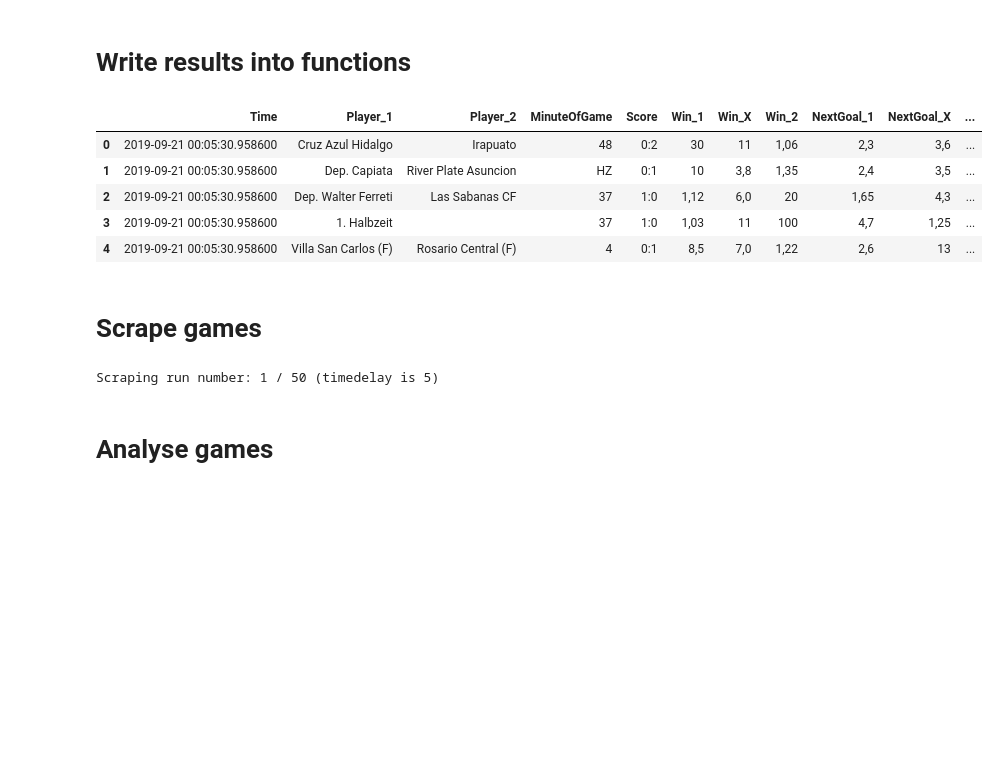
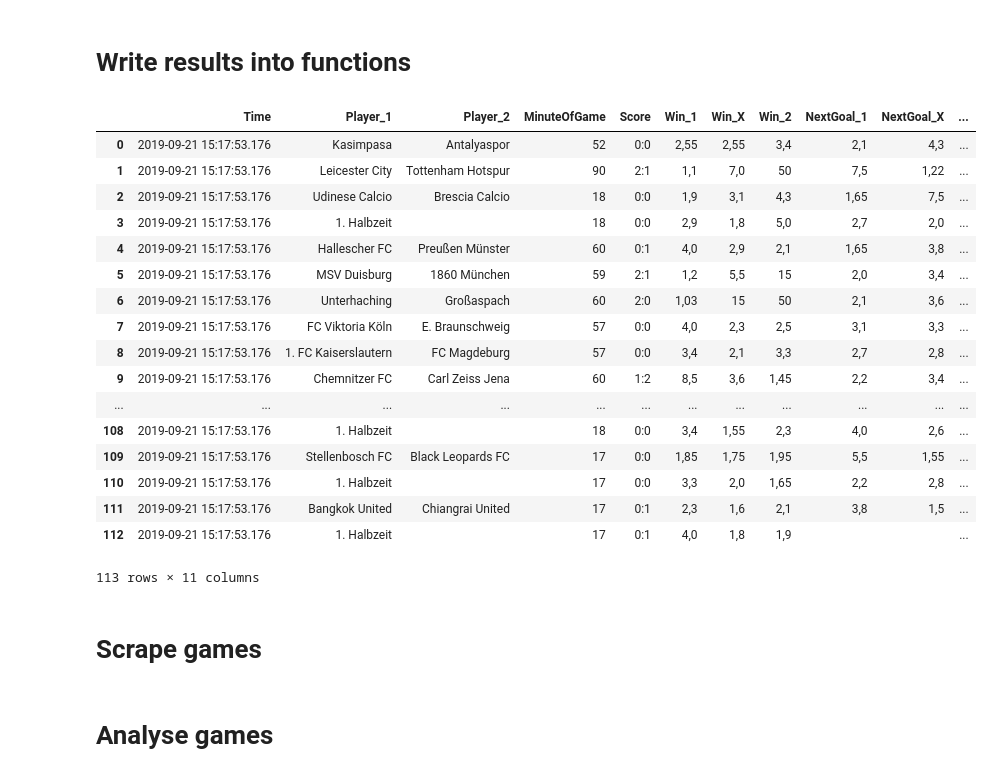
Before and after one commit to Phisteven/scraping-bets, a Jupyter notebook: Web_scraping_experiment_tipico.ipynb, the cells around one changed output. Saved outputs shown, nothing was run; the diff lists cells and outputs as text; code cells hidden in the pictures; blank space fills up the shorter version.

```diff
--- a/Web_scraping_experiment_tipico.ipynb
+++ b/Web_scraping_experiment_tipico.ipynb
@@ -155 +91,7 @@ now contents
+# %%
+# We also need to add all "1. Halbzeit" to get the correct index of
+# number of soccer games.
+
+cnt_halbzeit = [s for s in content_names if s == '1. Halbzeit']
+shift = len(cnt_halbzeit)
 # %%
@@ -206,7 +127,7 @@ pdf
 # %% [markdown]
 # Write results into functions
 # %%
-def get_soccer_rates_tipico(N_games = 60):
+def get_soccer_rates_tipico():
     """
     This function creates a table with the live betting information,
     this includes a timestamp, the players, the score and the rates
@@ -216,11 +137,8 @@ def get_soccer_rates_tipico(N_games = 60):
     None
 
     Returns:
-    pdf -- pandas dataframe with the results of shape (12, 11)
+    pdf -- pandas dataframe with the results of shape (N_games, 11)
     """
-
-    # Check processing time
-    start_time = time.time()
 
     ## SCRAPE AND PARSE TIPICO
 
@@ -266,8 +184,28 @@ def get_soccer_rates_tipico(N_games = 60):
 
     ## STORE AND RETURN RESULTS IN DATAFRAME
 
-    # Define number of games and players and outcomes to correctly transfer data into table
-    #N_games = 60 # number of games observed, put 60 to get all soccer games (plus a few tennis)
+    # Define number players and outcomes to correctly transfer data into table
+
+    # Need to find the number of active soccer games to scrape all of them
+    # as their positions change frequently. Also, if we try to scrape more
+    # games than there are available in general, the script will interrupt.
+
+    # Find the first tennis game by looking for Set
+    matching = [s for s in content_minute if "Set" in s]
+
+    # Get minimum index
+    minlist = []
+    for s in np.unique(matching):
+        minlist.append(content_minute.index(s))
+
+    minidx = np.min(minlist)
+    # We also need to add all "1. Halbzeit" to get the correct index of
+    # number of soccer games.
+
+    cnt_halbzeit = [s for s in content_names if s == '1. Halbzeit']
+    shift = len(cnt_halbzeit)
+
+    N_games = minidx+shift # number of games observed, retrieved from above
     N_players = 2 # number of players per game
     N_outcomes = 11 # number of possible outcomes (Win, lose, tie, Next goal etc.)
 
@@ -294,18 +232,26 @@ def get_soccer_rates_tipico(N_games = 60):
     pdf = pd.DataFrame(df, columns = ['Time', 'Player_1', 'Player_2', 'MinuteOfGame', 'Score', 'Win_1', 'Win_X', 'Win_2',
                                   'NextGoal_1' , 'NextGoal_X' , 'NextGoal_2' ])
 
-    # Return processing time
-    prc_time = time.time() - start_time
-    #print("Processing time in seconds: ", prc_time)
-
     return pdf
 # %%
-get_soccer_rates_tipico(N_games=5)
+get_soccer_rates_tipico()
 # %% [output]
 |  | Time | Player_1 | Player_2 | MinuteOfGame | Score | Win_1 | Win_X | Win_2 | NextGoal_1 | NextGoal_X | ... |
-| 0 | 2019-09-21 00:05:30.958600 | Cruz Azul Hidalgo | Irapuato | 48 | 0:2 | 30 | 11 | 1,06 | 2,3 | 3,6 | ... |
-| 1 | 2019-09-21 00:05:30.958600 | Dep. Capiata | River Plate Asuncion | HZ | 0:1 | 10 | 3,8 | 1,35 | 2,4 | 3,5 | ... |
-| 2 | 2019-09-21 00:05:30.958600 | Dep. Walter Ferreti | Las Sabanas CF | 37 | 1:0 | 1,12 | 6,0 | 20 | 1,65 | 4,3 | ... |
-| 3 | 2019-09-21 00:05:30.958600 | 1. Halbzeit |  | 37 | 1:0 | 1,03 | 11 | 100 | 4,7 | 1,25 | ... |
-| 4 | 2019-09-21 00:05:30.958600 | Villa San Carlos (F) | Rosario Central (F) | 4 | 0:1 | 8,5 | 7,0 | 1,22 | 2,6 | 13 | ... |
+| 0 | 2019-09-21 15:17:53.176 | Kasimpasa | Antalyaspor | 52 | 0:0 | 2,55 | 2,55 | 3,4 | 2,1 | 4,3 | ... |
+| 1 | 2019-09-21 15:17:53.176 | Leicester City | Tottenham Hotspur | 90 | 2:1 | 1,1 | 7,0 | 50 | 7,5 | 1,22 | ... |
+| 2 | 2019-09-21 15:17:53.176 | Udinese Calcio | Brescia Calcio | 18 | 0:0 | 1,9 | 3,1 | 4,3 | 1,65 | 7,5 | ... |
+| 3 | 2019-09-21 15:17:53.176 | 1. Halbzeit |  | 18 | 0:0 | 2,9 | 1,8 | 5,0 | 2,7 | 2,0 | ... |
+| 4 | 2019-09-21 15:17:53.176 | Hallescher FC | Preußen Münster | 60 | 0:1 | 4,0 | 2,9 | 2,1 | 1,65 | 3,8 | ... |
+| 5 | 2019-09-21 15:17:53.176 | MSV Duisburg | 1860 München | 59 | 2:1 | 1,2 | 5,5 | 15 | 2,0 | 3,4 | ... |
+| 6 | 2019-09-21 15:17:53.176 | Unterhaching | Großaspach | 60 | 2:0 | 1,03 | 15 | 50 | 2,1 | 3,6 | ... |
+| 7 | 2019-09-21 15:17:53.176 | FC Viktoria Köln | E. Braunschweig | 57 | 0:0 | 4,0 | 2,3 | 2,5 | 3,1 | 3,3 | ... |
+| 8 | 2019-09-21 15:17:53.176 | 1. FC Kaiserslautern | FC Magdeburg | 57 | 0:0 | 3,4 | 2,1 | 3,3 | 2,7 | 2,8 | ... |
+| 9 | 2019-09-21 15:17:53.176 | Chemnitzer FC | Carl Zeiss Jena | 60 | 1:2 | 8,5 | 3,6 | 1,45 | 2,2 | 3,4 | ... |
+| ... | ... | ... | ... | ... | ... | ... | ... | ... | ... | ... | ... |
+| 108 | 2019-09-21 15:17:53.176 | 1. Halbzeit |  | 18 | 0:0 | 3,4 | 1,55 | 2,3 | 4,0 | 2,6 | ... |
+| 109 | 2019-09-21 15:17:53.176 | Stellenbosch FC | Black Leopards FC | 17 | 0:0 | 1,85 | 1,75 | 1,95 | 5,5 | 1,55 | ... |
+| 110 | 2019-09-21 15:17:53.176 | 1. Halbzeit |  | 17 | 0:0 | 3,3 | 2,0 | 1,65 | 2,2 | 2,8 | ... |
+| 111 | 2019-09-21 15:17:53.176 | Bangkok United | Chiangrai United | 17 | 0:1 | 2,3 | 1,6 | 2,1 | 3,8 | 1,5 | ... |
+| 112 | 2019-09-21 15:17:53.176 | 1. Halbzeit |  | 17 | 0:1 | 4,0 | 1,8 | 1,9 |  |  | ... |
+113 rows × 11 columns
 # %%
@@ -353,9 +299,7 @@ def repeat_scraping(timedelay, number_of_scrapes, N_games = 60, filename = 'bet_
 # Scrape games
 # %%
 # Input: timedelay, number_of_scrapes, N_games, filename
-repeat_scraping(5, 50, 4, 'newscrape.csv') # Every 10 seconds for an entire game ~115 minutes and 6 scrapes/min = 690 scrapes
+repeat_scraping(15, 500, 'scraping_500x15s.csv') # Every 15 seconds for an entire game ~115 minutes and 6 scrapes/min = 460 scrapes
-# %% [output]
-Scraping run number: 1 / 50 (timedelay is 5)
 # %% [markdown]
 # Analyse games
 # %%
```
Also changed, not shown: parts of 48 cells of this notebook.
